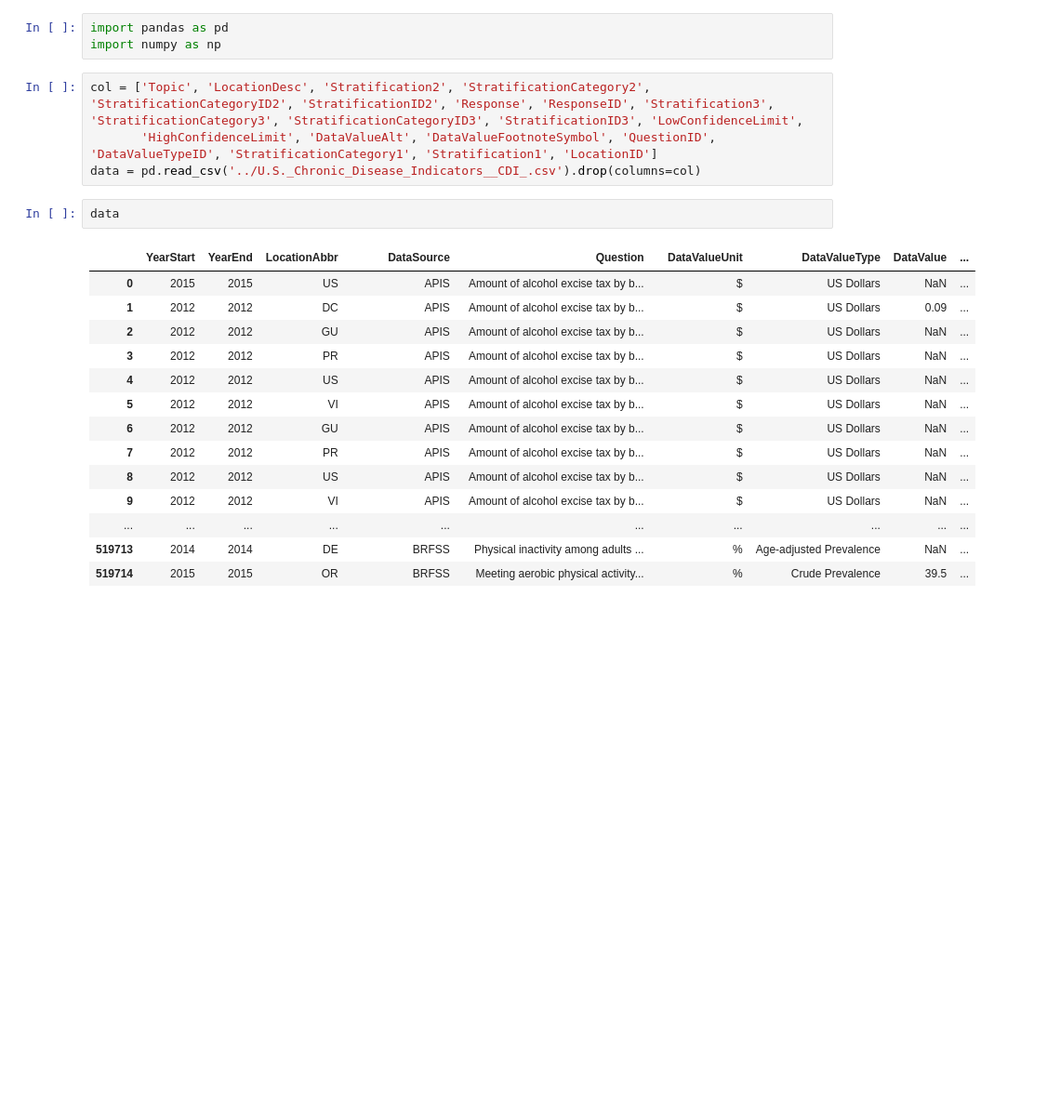
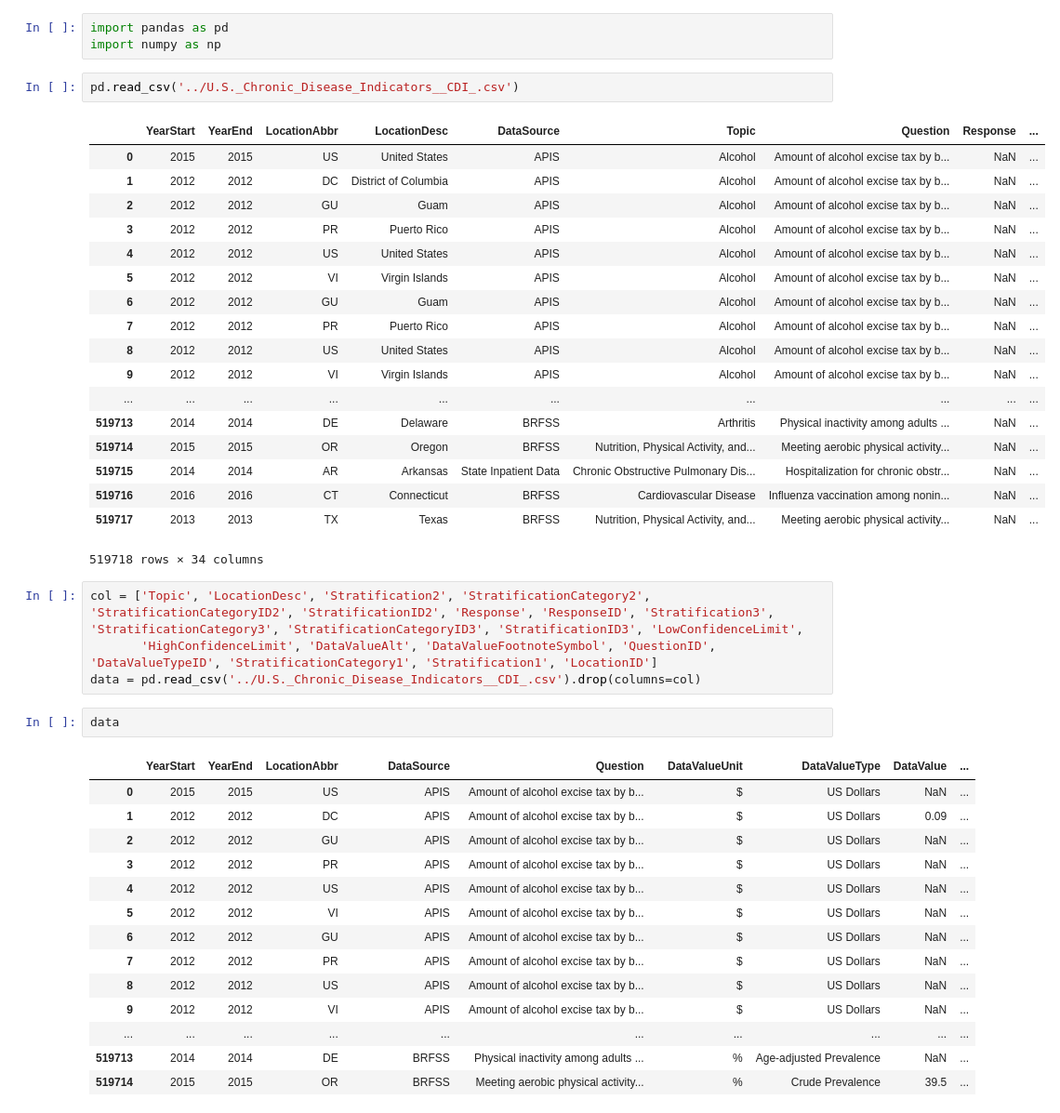
Before and after one commit to ajf01/DataHacks-2020-Science-Track, a Jupyter notebook: Untitled.ipynb, the cells around one changed output. Shown at 93% size. Cells and saved outputs as stored; diff of their text form; blank space fills up the shorter version.

```diff
--- a/Untitled.ipynb
+++ b/Untitled.ipynb
@@ -1,6 +1,27 @@
 # %%
 import pandas as pd
 import numpy as np
+# %%
+pd.read_csv('../U.S._Chronic_Disease_Indicators__CDI_.csv')
+# %% [output]
+|  | YearStart | YearEnd | LocationAbbr | LocationDesc | DataSource | Topic | Question | Response | ... |
+| 0 | 2015 | 2015 | US | United States | APIS | Alcohol | Amount of alcohol excise tax by b... | NaN | ... |
+| 1 | 2012 | 2012 | DC | District of Columbia | APIS | Alcohol | Amount of alcohol excise tax by b... | NaN | ... |
+| 2 | 2012 | 2012 | GU | Guam | APIS | Alcohol | Amount of alcohol excise tax by b... | NaN | ... |
+| 3 | 2012 | 2012 | PR | Puerto Rico | APIS | Alcohol | Amount of alcohol excise tax by b... | NaN | ... |
+| 4 | 2012 | 2012 | US | United States | APIS | Alcohol | Amount of alcohol excise tax by b... | NaN | ... |
+| 5 | 2012 | 2012 | VI | Virgin Islands | APIS | Alcohol | Amount of alcohol excise tax by b... | NaN | ... |
+| 6 | 2012 | 2012 | GU | Guam | APIS | Alcohol | Amount of alcohol excise tax by b... | NaN | ... |
+| 7 | 2012 | 2012 | PR | Puerto Rico | APIS | Alcohol | Amount of alcohol excise tax by b... | NaN | ... |
+| 8 | 2012 | 2012 | US | United States | APIS | Alcohol | Amount of alcohol excise tax by b... | NaN | ... |
+| 9 | 2012 | 2012 | VI | Virgin Islands | APIS | Alcohol | Amount of alcohol excise tax by b... | NaN | ... |
+| ... | ... | ... | ... | ... | ... | ... | ... | ... | ... |
+| 519713 | 2014 | 2014 | DE | Delaware | BRFSS | Arthritis | Physical inactivity among adults ... | NaN | ... |
+| 519714 | 2015 | 2015 | OR | Oregon | BRFSS | Nutrition, Physical Activity, and... | Meeting aerobic physical activity... | NaN | ... |
+| 519715 | 2014 | 2014 | AR | Arkansas | State Inpatient Data | Chronic Obstructive Pulmonary Dis... | Hospitalization for chronic obstr... | NaN | ... |
+| 519716 | 2016 | 2016 | CT | Connecticut | BRFSS | Cardiovascular Disease | Influenza vaccination among nonin... | NaN | ... |
+| 519717 | 2013 | 2013 | TX | Texas | BRFSS | Nutrition, Physical Activity, and... | Meeting aerobic physical activity... | NaN | ... |
+519718 rows × 34 columns
 # %%
 col = ['Topic', 'LocationDesc', 'Stratification2', 'StratificationCategory2', 'StratificationCategoryID2', 'StratificationID2', 'Response', 'ResponseID', 'Stratification3', 'StratificationCategory3', 'StratificationCategoryID3', 'StratificationID3', 'LowConfidenceLimit',
        'HighConfidenceLimit', 'DataValueAlt', 'DataValueFootnoteSymbol', 'QuestionID', 'DataValueTypeID', 'StratificationCategory1', 'Stratification1', 'LocationID']
```
Also changed, not shown: parts of 3 cells of this notebook.
